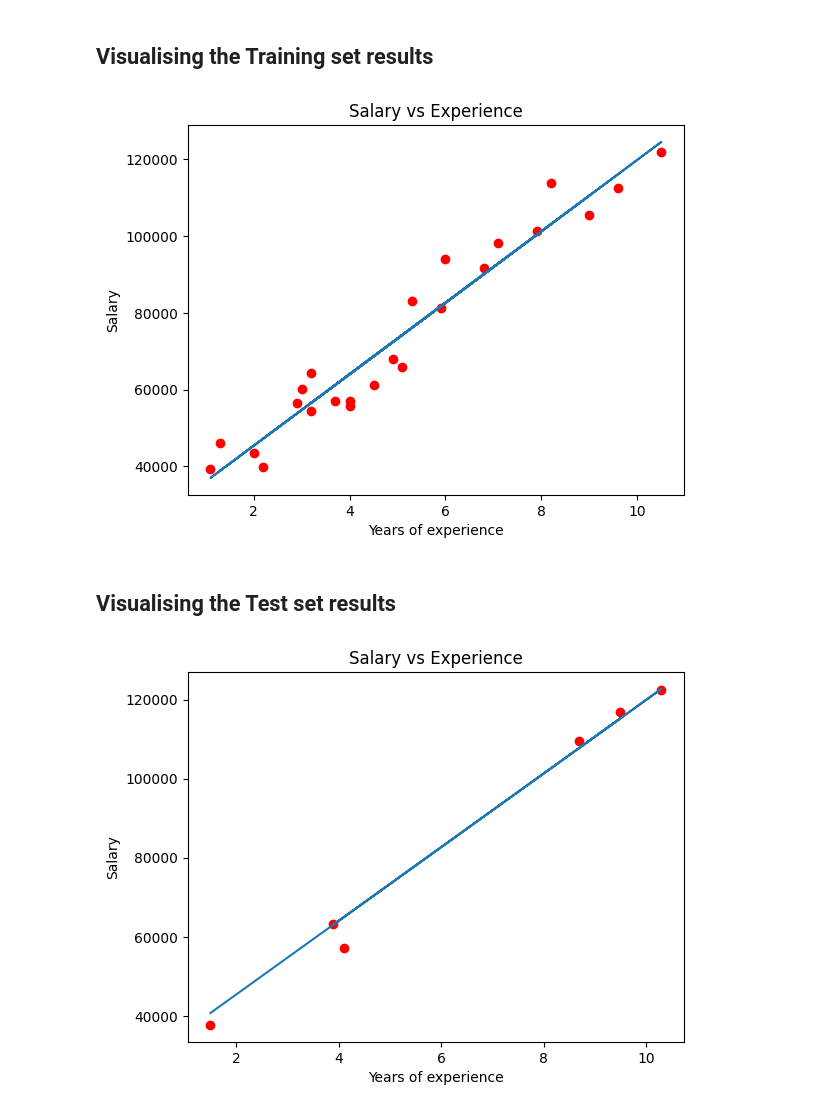
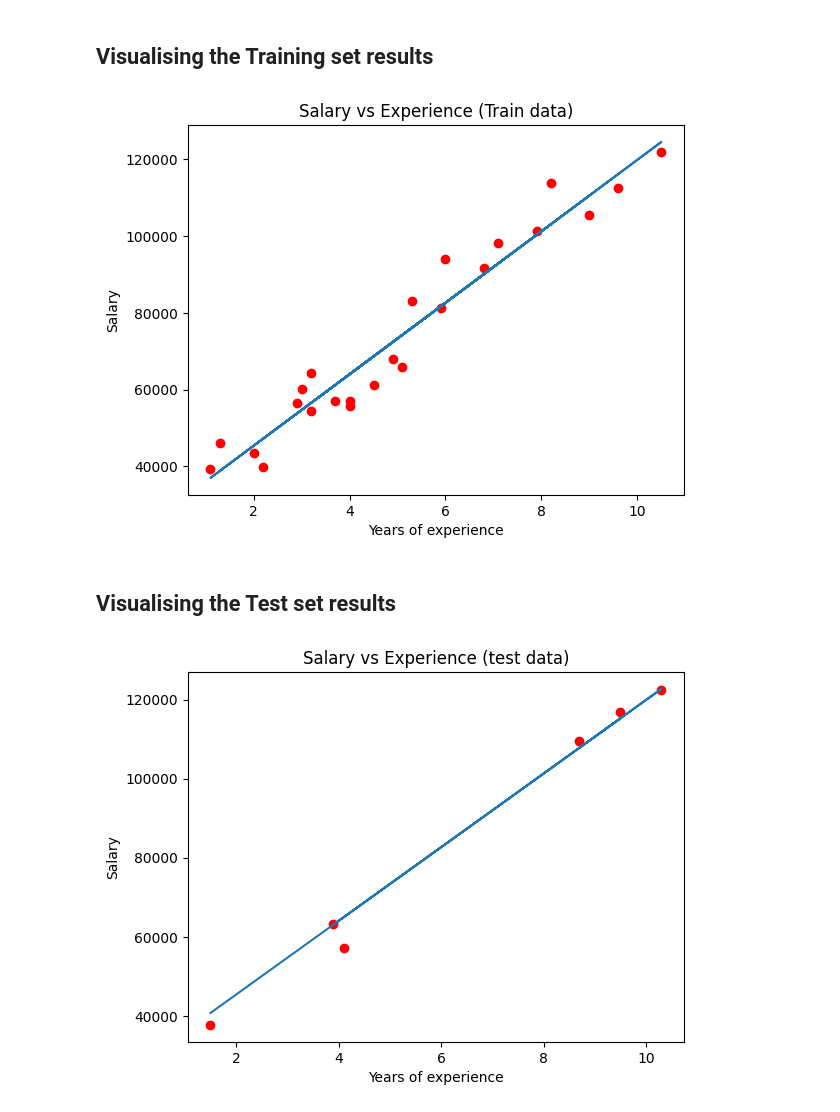
Before and after one commit to SadaruwanSRI/Complete-ML-, a Jupyter notebook: Part 2 - Regression/Section 4 - Simple Linear Regression/Python/simple_linear_regression.ipynb, the cells around one changed output. Saved outputs shown, nothing was run; the diff lists cells and outputs as text; code cells hidden in the pictures.

```diff
--- a/Part 2 - Regression/Section 4 - Simple Linear Regression/Python/simple_linear_regression.ipynb
+++ b/Part 2 - Regression/Section 4 - Simple Linear Regression/Python/simple_linear_regression.ipynb
@@ -34,22 +34,22 @@ y_pred = regressor.predict(X_test)
 # %%
 import matplotlib.pyplot as plt
 
 plt.scatter(X_train,y_train,color='red')
 plt.plot(X_train,regressor.predict(X_train))
-plt.title("Salary vs Experience")
+plt.title("Salary vs Experience (Train data)")
 plt.xlabel("Years of experience")
 plt.ylabel("Salary")
 plt.show()
 # %% [output]
-[figure, old version]
+[figure, new version]
 # %% [markdown]
 ## Visualising the Test set results
 # %%
 plt.scatter(X_test,y_test,color='red')
 plt.plot(X_test,y_pred)
-plt.title("Salary vs Experience")
+plt.title("Salary vs Experience (test data)")
 plt.xlabel("Years of experience")
 plt.ylabel("Salary")
 plt.show()
 # %% [output]
-[figure, old version]
+[figure, new version]
```
Also changed, not shown: 2 other files.
